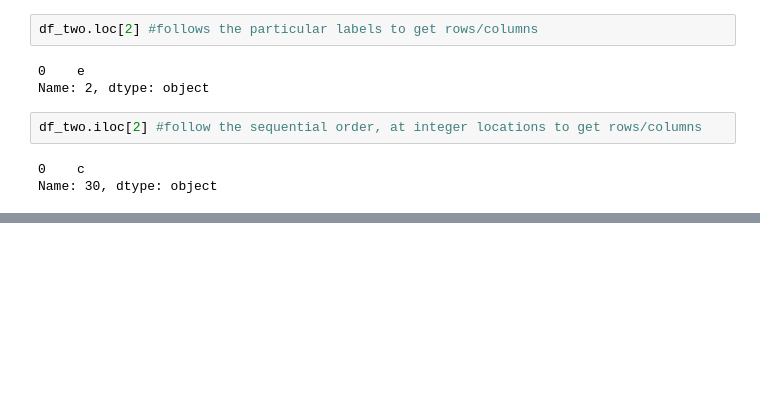
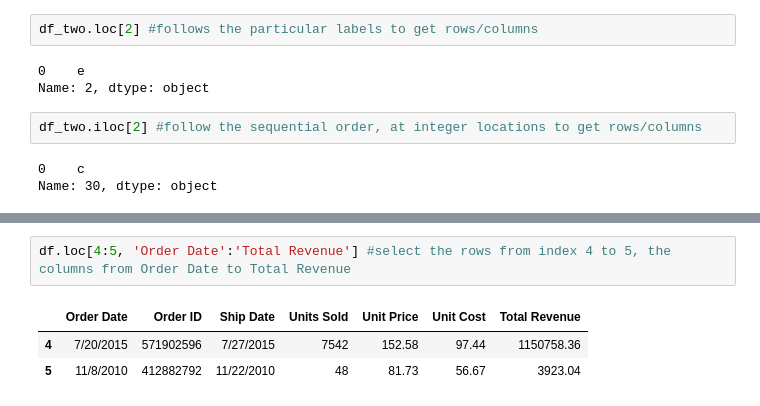
Before and after one commit to anhmaiusa/AnhMai, a Jupyter notebook: Python_for_Accountant.ipynb, the cells around one changed output, grey strips where cells are left out. Saved outputs shown, nothing was run; the diff lists cells and outputs as text; blank space fills up the shorter version.

```diff
--- a/Python_for_Accountant.ipynb
+++ b/Python_for_Accountant.ipynb
@@ -163,0 +165,6 @@ Name: 30, dtype: object
+# %%
+df.loc[4:5, 'Order Date':'Total Revenue'] #select the rows from index 4 to 5, the columns from Order Date to Total Revenue
+# %% [output]
+|  | Order Date | Order ID | Ship Date | Units Sold | Unit Price | Unit Cost | Total Revenue |
+| 4 | 7/20/2015 | 571902596 | 7/27/2015 | 7542 | 152.58 | 97.44 | 1150758.36 |
+| 5 | 11/8/2010 | 412882792 | 11/22/2010 | 48 | 81.73 | 56.67 | 3923.04 |
```
Also changed, not shown: parts of 6 cells of this notebook.
